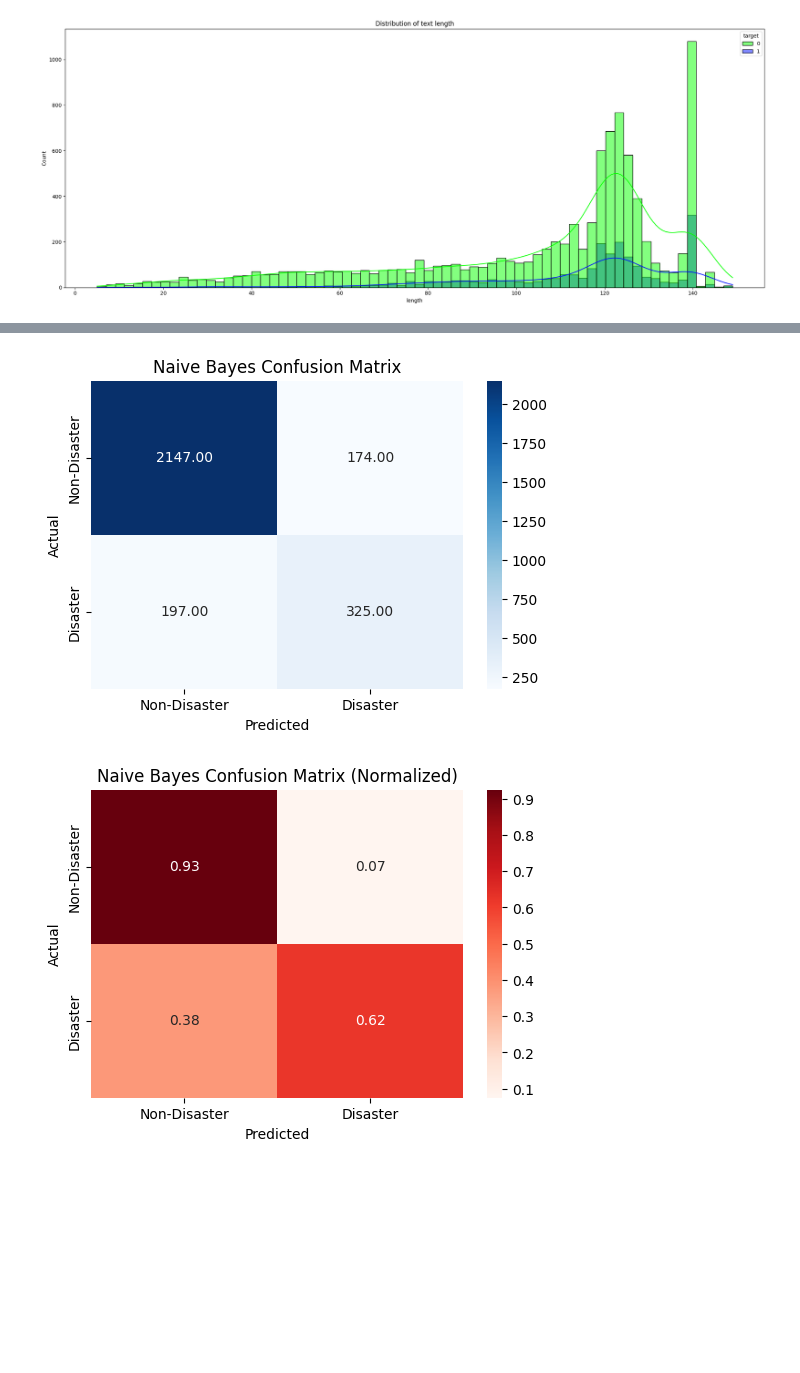
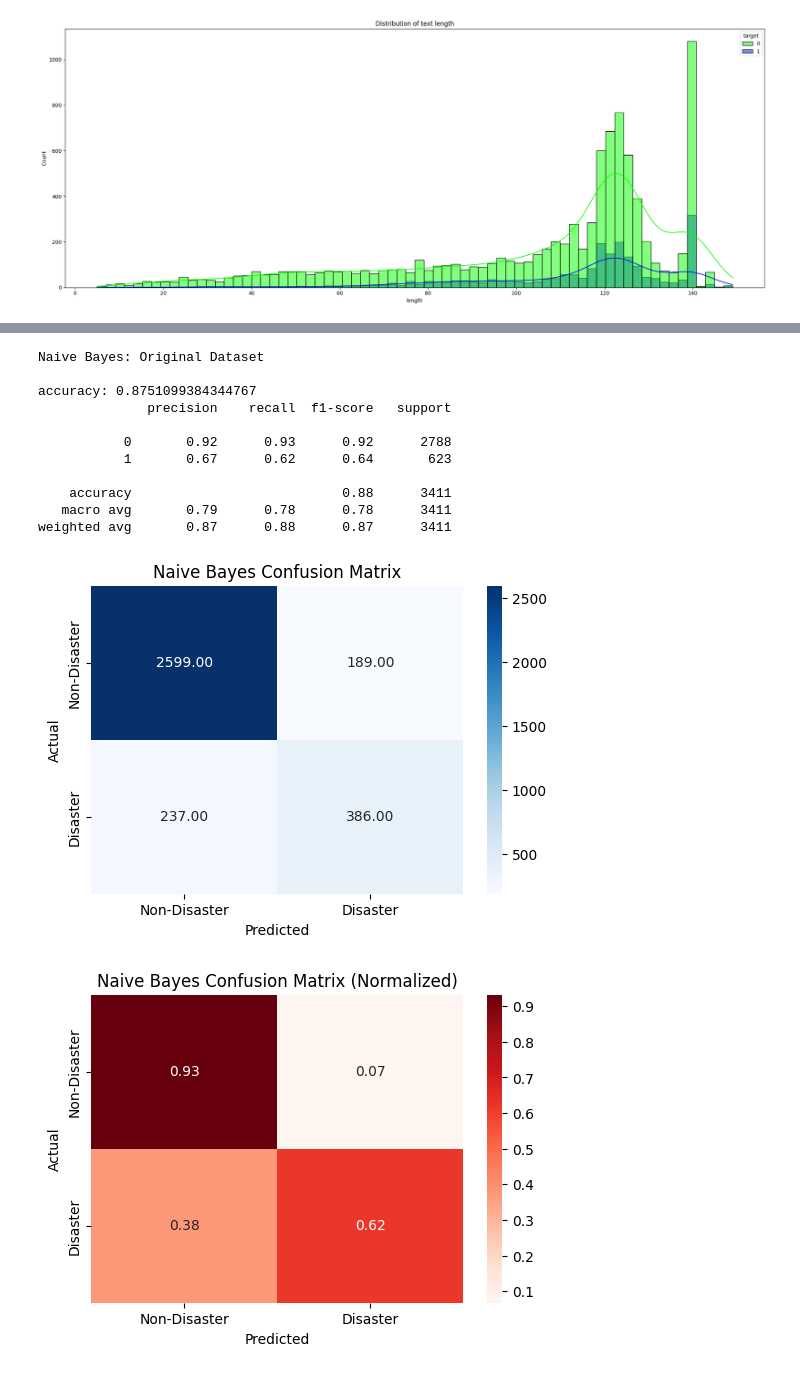
Before and after one commit to tracy-qiu/CS4100-ai-disaster-tweets-project, a Jupyter notebook: classifier.ipynb, the cells around one changed output, grey strips where cells are left out. Saved outputs shown, nothing was run; the diff lists cells and outputs as text; code cells hidden in the pictures; blank space fills up the shorter version.

```diff
--- a/classifier.ipynb
+++ b/classifier.ipynb
@@ -173,23 +242,18 @@ weighted avg       0.87      0.87      0.87      2843
-# %%
-#Plot Naive Bayes confusion matrices
-cf_matrix = confusion_matrix(y_test, ypred_nb)
-categories = ['Non-Disaster', 'Disaster']
-cf_normalized = cf_matrix.astype('float') / cf_matrix.sum(axis=1)[:, np.newaxis]
-plt.figure(figsize= (6,4))
-sns.heatmap(cf_matrix, annot=True, fmt='.2f', cmap='Blues',
-            xticklabels=categories, yticklabels=categories)
-plt.xlabel('Predicted')
-plt.ylabel('Actual')
-plt.title('Naive Bayes Confusion Matrix')
-plt.savefig("Naive Bayes Confusion Matrix")
-
-plt.figure(figsize= (6,4))
-sns.heatmap(cf_normalized, annot=True, fmt='.2f', cmap='Reds',
-            xticklabels=categories, yticklabels=categories)
-plt.xlabel('Predicted')
-plt.ylabel('Actual')
-plt.title('Naive Bayes Confusion Matrix (Normalized)')
-plt.savefig("Naive Bayes Confusion Matrix Normalized")
-# %% [output]
-[figure, removed]
-[figure, removed]
+# %%
+# Naive Bayes predictions and confusion matrices with original dataset
+ypred_nb = naive_bayes(X_train, X_test, y_train, y_test, 'Original Dataset')
+confusion(y_test, ypred_nb, 'Naive Bayes')
+# %% [output]
+Naive Bayes: Original Dataset
+
+accuracy: 0.8751099384344767
+              precision    recall  f1-score   support
+
+           0       0.92      0.93      0.92      2788
+           1       0.67      0.62      0.64       623
+
+    accuracy                           0.88      3411
+   macro avg       0.79      0.78      0.78      3411
+weighted avg       0.87      0.88      0.87      3411
+[figure, added]
+[figure, added]
```
Also changed, not shown: parts of 47 cells of this notebook.
